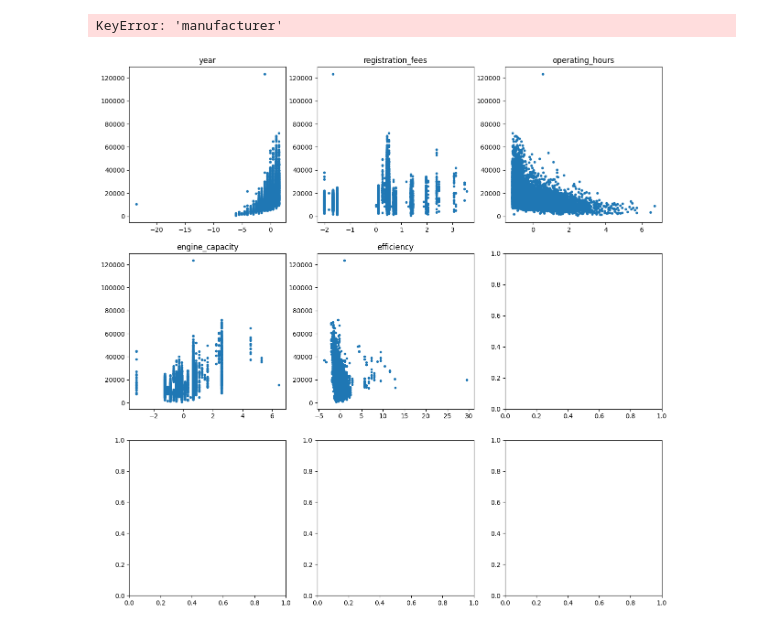
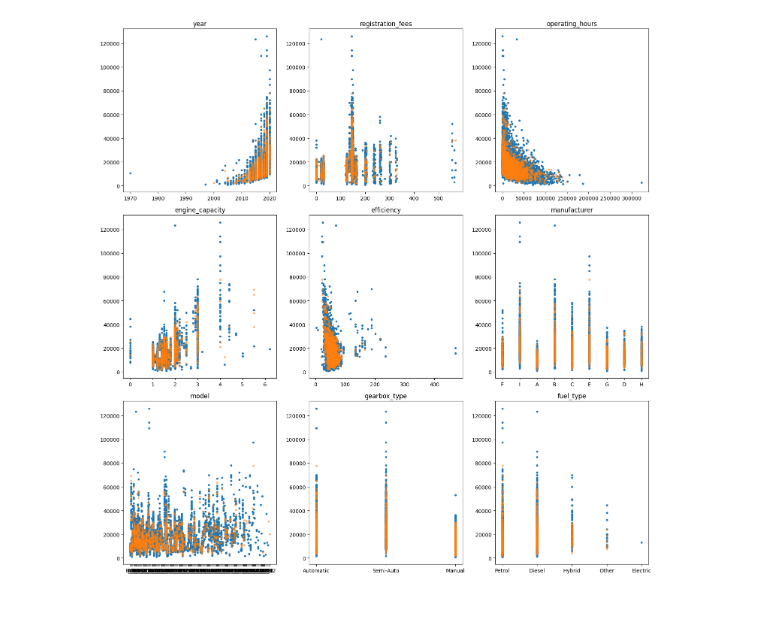
Before and after one commit to boring180/COMP5212_project, a Jupyter notebook: data_analy.ipynb, the cells around one changed output. Drawn from its saved outputs; the diff is of its cells as text; code cells hidden in the pictures.

```diff
--- a/data_analy.ipynb
+++ b/data_analy.ipynb
@@ -28,20 +1,29 @@ def get_graph(column):
+# %%
+import pandas as pd
+import matplotlib.pyplot as plt
+
+train = pd.read_csv('data/org_train.csv')
+test = pd.read_csv('data/org_test.csv')
+output = pd.read_csv('output.csv')
 # %%
 columns = ['year', 'registration_fees', 'operating_hours', 'engine_capacity', 'efficiency', 'manufacturer', 'model', 'gearbox_type', 'fuel_type']
 
 
 fig, axs = plt.subplots(3, 3, figsize=(15, 15))
 
 for ax, column in zip(axs.flatten(), columns):
-    x = df[column]
-    y = df['price']
+    x = train[column]
+    y = train['price']
     ax.scatter(x, y, marker='.')
+    ax.set_title(column)
+
+for ax, column in zip(axs.flatten(), columns):
+    x = test[column]
+    y = output['answer']
+    ax.scatter(x, y, marker='.', alpha=0.5)
     ax.set_title(column)
 
 plt.tight_layout()
 plt.show()
-
-
-pre.encoder(df)
 # %% [output]
-KeyError: 'manufacturer'
-[figure, old version]
+[figure, new version]
```
Also changed, not shown: parts of 2 cells of this notebook, 6 other files.
